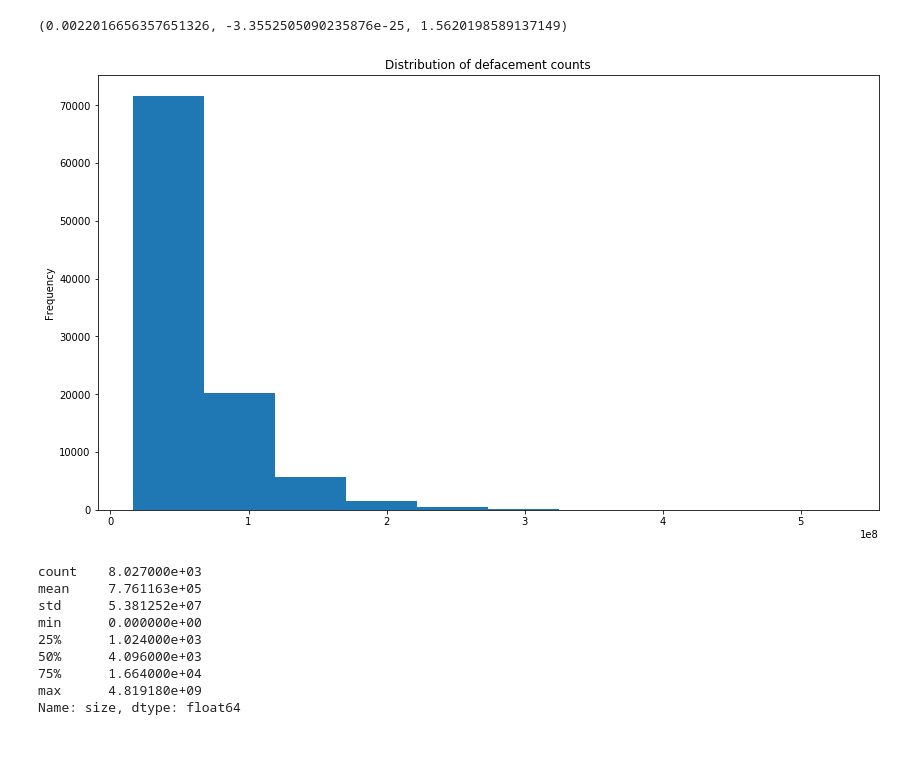
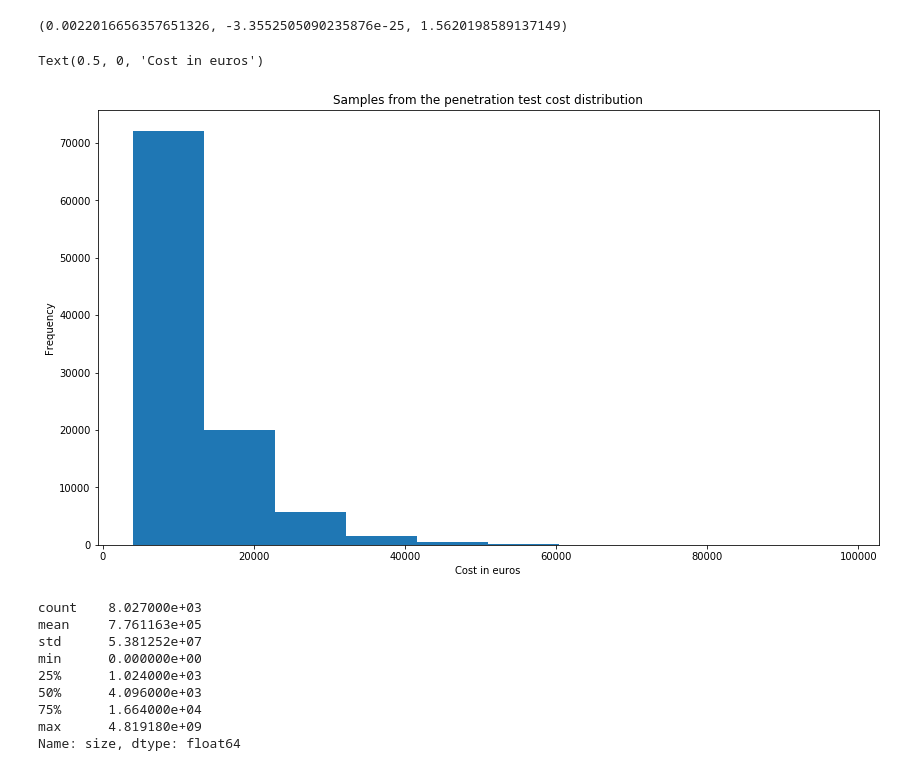
Before and after one commit to samvho/EoCS-portals, a Jupyter notebook: assignment2_data.ipynb, the cells around one changed output. Saved outputs shown, nothing was run; the diff lists cells and outputs as text; code cells hidden in the pictures.

```diff
--- a/assignment2_data.ipynb
+++ b/assignment2_data.ipynb
@@ -157,13 +158,15 @@ stats.gamma.fit(df['2016'])
 # %%
 alpha=1
 loc=4000
-beta=10000
+beta=7400
 # %%
 samples = stats.gamma.rvs(a=alpha, loc=loc, scale=beta, size=100000)
 # %%
-plot = pd.Series(samples*4096).plot(kind='hist', figsize=(14,8), title='Distribution of defacement counts')
+plot = pd.Series(samples).plot(kind='hist', figsize=(14, 8), title='Samples from the penetration test cost distribution')
+plot.set_xlabel('Cost in euros')
 # %% [output]
+Text(0.5, 0, 'Cost in euros')
-[figure, old version]
+[figure, new version]
 # %%
 df['size'].describe()
 # %% [output]
```
Also changed, not shown: parts of 12 cells of this notebook.
